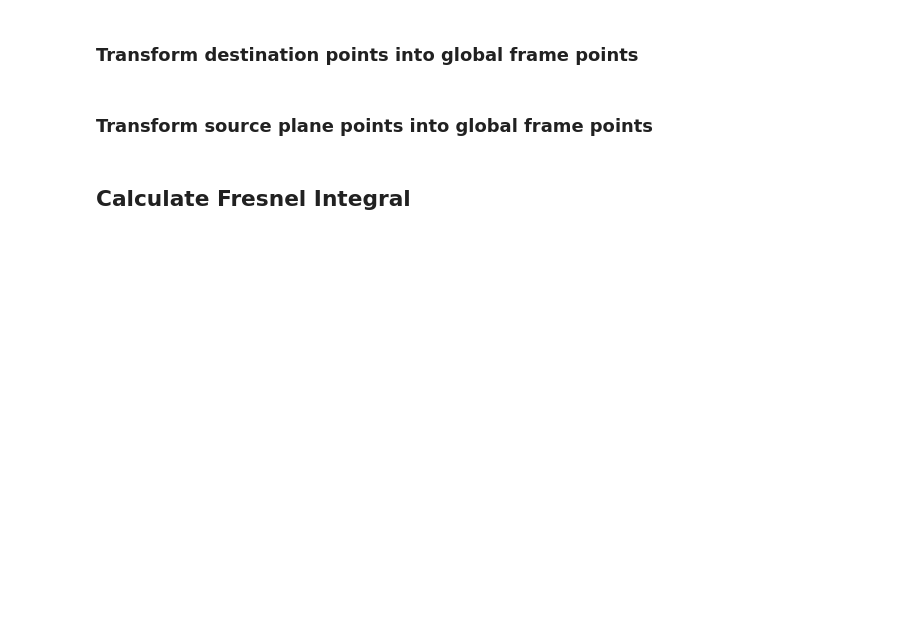
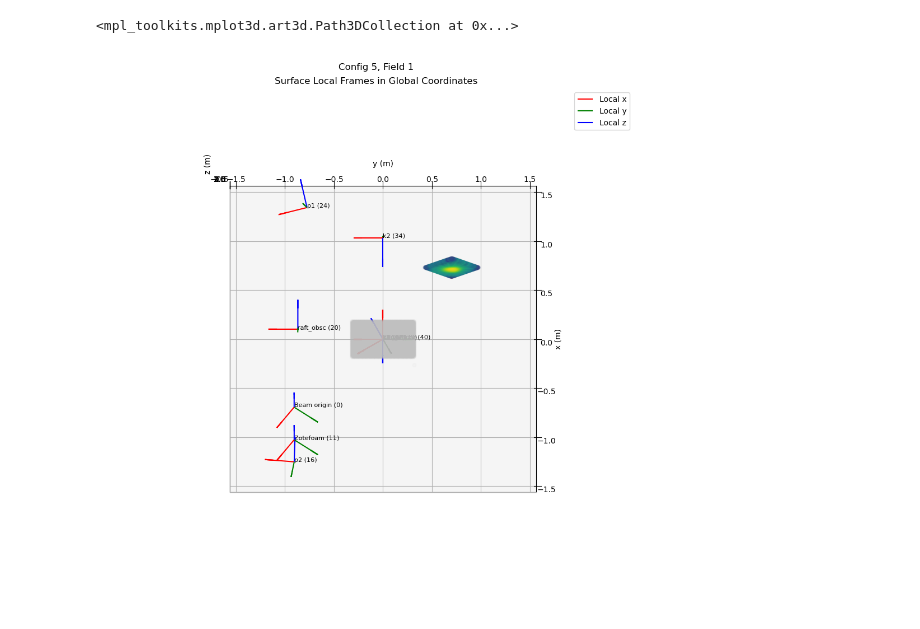
Before and after one commit to evanmayer/hotspot, a Jupyter notebook: verification/fresnel_zemax.ipynb, the cells around one changed output. Saved outputs shown, nothing was run; the diff lists cells and outputs as text; code cells hidden in the pictures; blank space fills up the shorter version.

```diff
--- a/verification/fresnel_zemax.ipynb
+++ b/verification/fresnel_zemax.ipynb
@@ -409,6 +418,4 @@ def plot_important_surfaces(global_matrices, surf_number_to_name):
     fig.tight_layout()
 
     return fig, ax
-# %% [markdown]
-### Transform destination points into global frame points
 # %%
@@ -419,6 +428,4 @@ R_global_to_local_dest = rot.from_matrix(global_matrices[dest_surf][0].T)
 R_local_to_global_dest = R_global_to_local_dest.inv()
 # mirror surface coordinates in global frame
 dest_prime = R_local_to_global_dest.apply(dest_coords) * u.m + global_matrices[dest_surf][1]
-# %% [markdown]
-### Transform source plane points into global frame points
 # %%
@@ -449,15 +458,24 @@ src_prime = R_beam_to_global.apply(src_coords) * u.m + global_beamfile_pos
 # %%
 fig, ax = plot_important_surfaces(global_matrices, surf_number_to_name)
 ax.view_init(elev=-90., azim=0.)
 stride = 4
 src_prime_grid = src_prime.reshape((xx.shape[0], xx.shape[1], 3))
+dest_prime_grid = dest_prime.reshape((xx_img.shape[0], xx_img.shape[1], 3))
 ax.scatter(
     src_prime_grid[::stride, ::stride, 0],
     src_prime_grid[::stride, ::stride, 1],
     src_prime_grid[::stride, ::stride, 2],
     c=np.log10(src)[::stride,::stride],
     alpha=0.05,
 )
+ax.scatter(
+    dest_prime_grid[::stride, ::stride, 0],
+    dest_prime_grid[::stride, ::stride, 1],
+    dest_prime_grid[::stride, ::stride, 2],
+    c='silver',
+    alpha=0.05,
+)
+# %% [output]
+<mpl_toolkits.mplot3d.art3d.Path3DCollection at 0x...>
+[figure, added]
-# %% [markdown]
-## Calculate Fresnel Integral
 # %%
```
Also changed, not shown: parts of 26 cells of this notebook.
